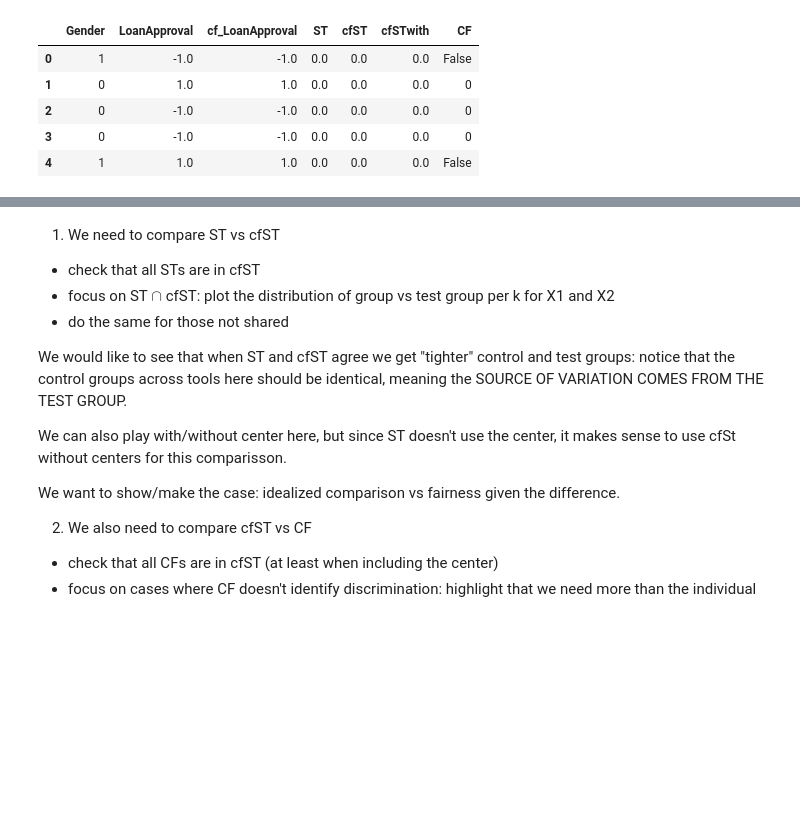
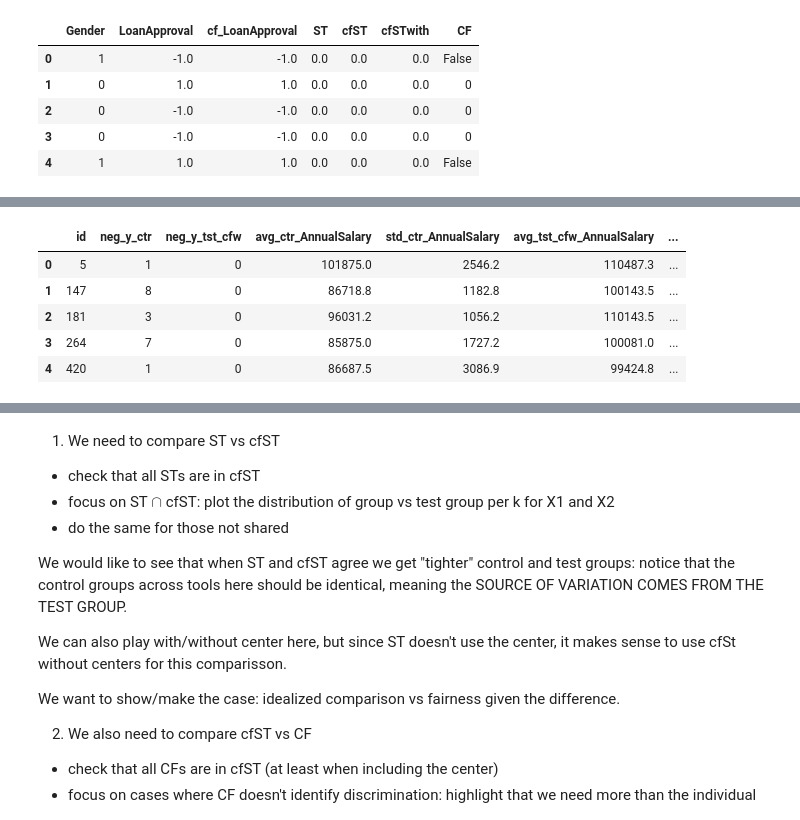
Before and after one commit to cc-jalvarez/counterfactual-situation-testing, a Jupyter notebook: prototype_synthetic_data.ipynb, the cells around one changed output, grey strips where cells are left out. Cells and saved outputs as stored; diff of their text form; code cells hidden in the pictures; blank space fills up the shorter version.

```diff
--- a/prototype_synthetic_data.ipynb
+++ b/prototype_synthetic_data.ipynb
@@ -353,0 +501,38 @@ res_df.head(5)
+# %%
+# Get summary stats
+nsf = 1
+list_temp_df = []
+var = ['AnnualSalary', 'AccountBalance']
+var.append('LoanApproval')
+
+for c in set4:
+
+    temp_df = {}
+    temp_ctr         = org_df.iloc[cfST_knn_with[c]['ctr_idx'], :][var].copy()
+    temp_ctr = temp_ctr.append(org_df.iloc[c][var])
+    temp_tst_cf_with = org_cf_df.iloc[cfST_knn_with[c]['tst_idx'], :][var].copy()
+    temp_tst_cf_with = temp_tst_cf_with.append(org_cf_df.iloc[c][var])
+
+    temp_df['id'] = c
+    temp_df['neg_y_ctr'] = temp_ctr[temp_ctr['LoanApproval']==-1].shape[0]
+    temp_df['neg_y_tst_cfw'] = temp_tst_cf_with[temp_tst_cf_with['LoanApproval']==-1].shape[0]
+
+    for v in var:
+        temp_df['avg_ctr_' + v] = round(temp_ctr.mean()[v], nsf)
+        temp_df['std_ctr_' + v] = round(temp_ctr.std()[v], nsf)
+
+        temp_df['avg_tst_cfw_' + v] = round(temp_tst_cf_with.mean()[v], nsf)
+        temp_df['std_tst_cfw_' + v] = round(temp_tst_cf_with.std()[v], nsf)
+
+    list_temp_df.append(temp_df)
+
+set4_summary_stats = pd.DataFrame(list_temp_df)
+
+set4_summary_stats.head(5)
+# %% [output]
+|  | id | neg_y_ctr | neg_y_tst_cfw | avg_ctr_AnnualSalary | std_ctr_AnnualSalary | avg_tst_cfw_AnnualSalary | ... |
+| 0 | 5 | 1 | 0 | 101875.0 | 2546.2 | 110487.3 | ... |
+| 1 | 147 | 8 | 0 | 86718.8 | 1182.8 | 100143.5 | ... |
+| 2 | 181 | 3 | 0 | 96031.2 | 1056.2 | 110143.5 | ... |
+| 3 | 264 | 7 | 0 | 85875.0 | 1727.2 | 100081.0 | ... |
+| 4 | 420 | 1 | 0 | 86687.5 | 3086.9 | 99424.8 | ... |
```
Also changed, not shown: parts of 12 cells of this notebook.
